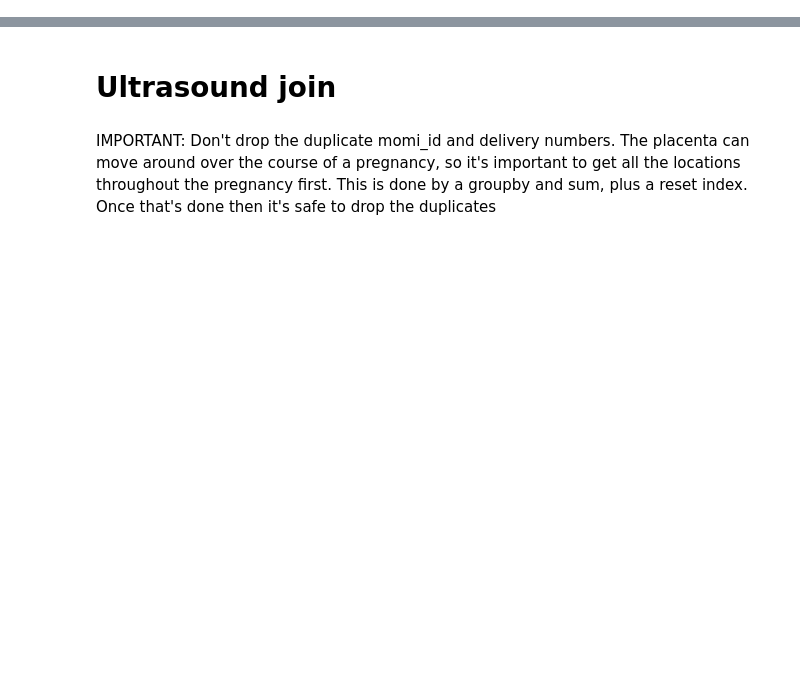
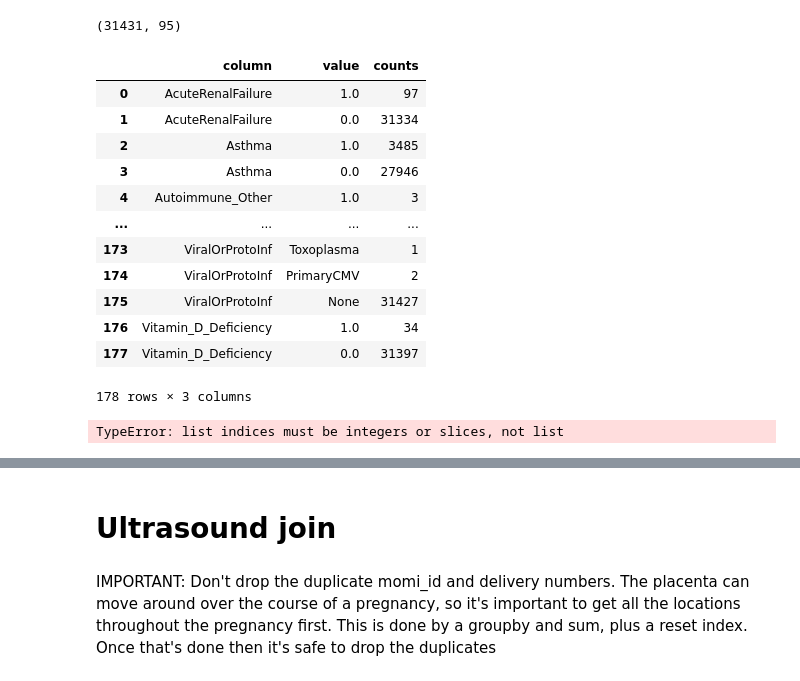
Before and after one commit to rachellb/Bennett_OUDSA5900, a Jupyter notebook: Descriptions/Momi Test.ipynb, the cells around one changed output, grey strips where cells are left out. Drawn from its saved outputs; the diff is of its cells as text; code cells hidden in the pictures; blank space fills up the shorter version.

```diff
--- a/Descriptions/Momi Test.ipynb
+++ b/Descriptions/Momi Test.ipynb
@@ -397,0 +363,4 @@ early
+# %%
+join.shape
+# %% [output]
+(31431, 95)
@@ -397,0 +379,5 @@ early
+# %%
+vcounts = (pd.DataFrame(
+    join[catCols]
+    .melt(var_name='column', value_name='value')
+    .value_counts(normalize=True)))
@@ -397,0 +386,16 @@ early
+# %%
+vcounts.reset_index()
+# %% [output]
+|  | column | value | counts |
+| 0 | AcuteRenalFailure | 1.0 | 97 |
+| 1 | AcuteRenalFailure | 0.0 | 31334 |
+| 2 | Asthma | 1.0 | 3485 |
+| 3 | Asthma | 0.0 | 27946 |
+| 4 | Autoimmune_Other | 1.0 | 3 |
+| ... | ... | ... | ... |
+| 173 | ViralOrProtoInf | Toxoplasma | 1 |
+| 174 | ViralOrProtoInf | PrimaryCMV | 2 |
+| 175 | ViralOrProtoInf | None | 31427 |
+| 176 | Vitamin_D_Deficiency | 1.0 | 34 |
+| 177 | Vitamin_D_Deficiency | 0.0 | 31397 |
+178 rows × 3 columns
@@ -397,0 +422,9 @@ early
+# %%
+(pd.DataFrame(
+    join[catCols]
+    .melt(var_name='column', value_name='value')
+    .value_counts())
+.rename(columns={0: 'counts'})
+.sort_values(by=['column', 'counts']))
+# %% [output]
+TypeError: list indices must be integers or slices, not list
```
Also changed, not shown: parts of 22 cells of this notebook, 13 other files.
